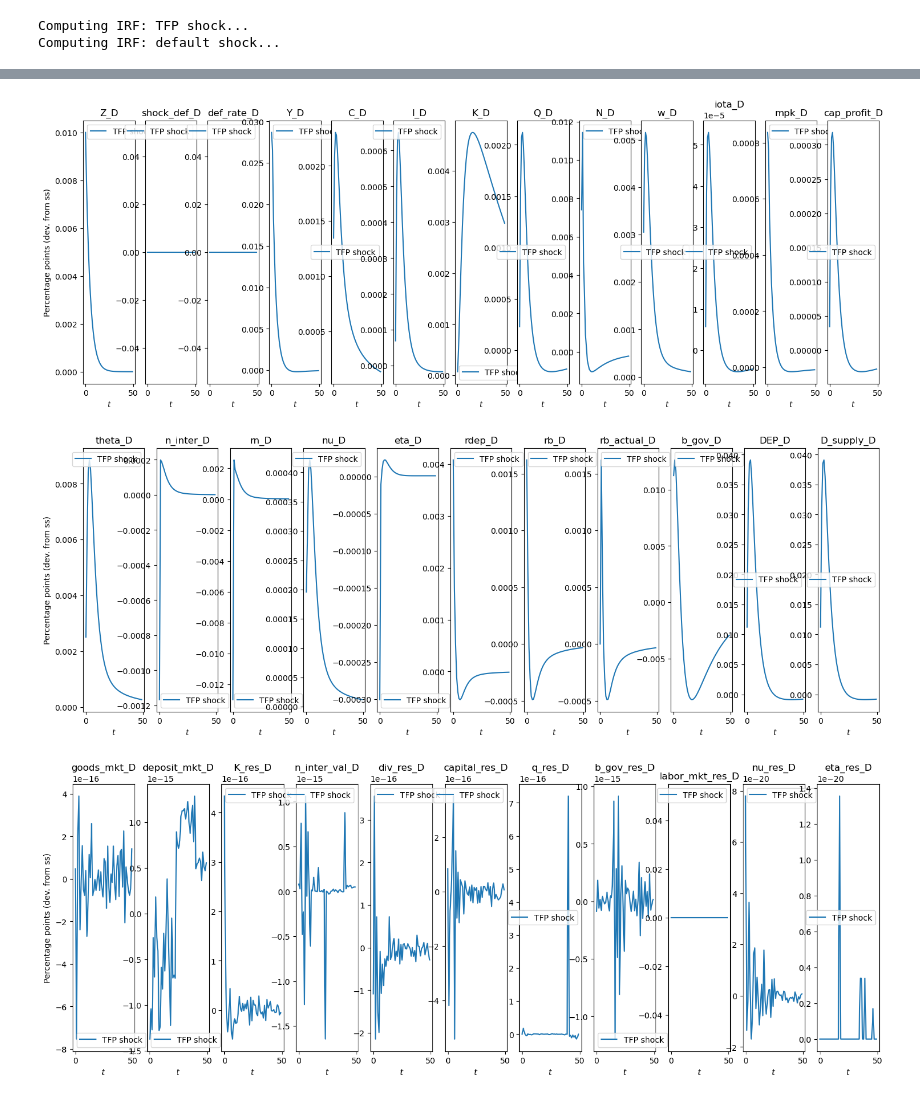
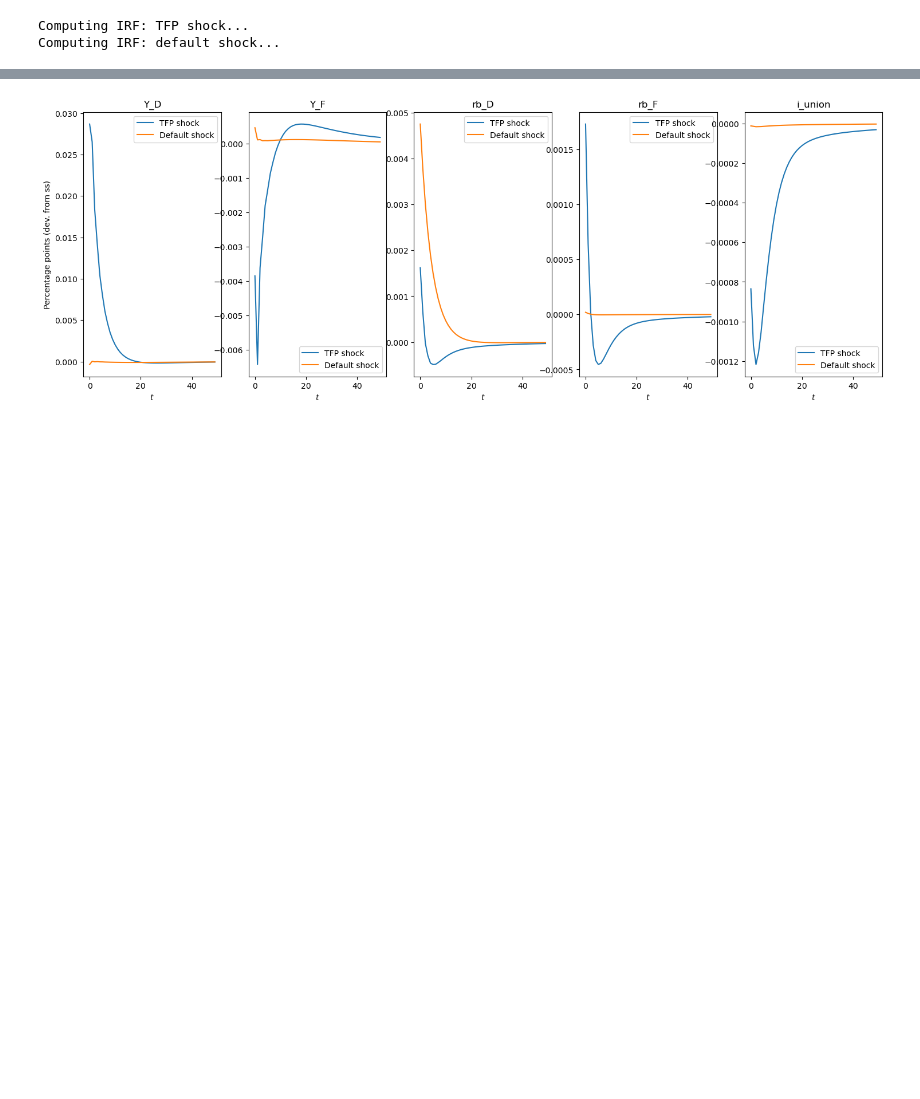
Before and after one commit to Daniel-Jensen/Quantitative_Model, a Jupyter notebook: model_v11.ipynb, the cells around one changed output, grey strips where cells are left out. Drawn from its saved outputs; the diff is of its cells as text; code cells hidden in the pictures; blank space fills up the shorter version.

Commit message:
improved some graphs at the end

```diff
--- a/model_v11.ipynb
+++ b/model_v11.ipynb
@@ -537,30 +520,6 @@ show_irfs([irfs_def_D], important, ['Domestic default shock'])
 # %%
-def show_irfs(irfs_list, variables, labels=[" "], ylabel=r"Percentage points (dev. from ss)", T_plot=50, figsize=(18, 6)):
-    if len(irfs_list) != len(labels):
-        labels = [" "] * len(irfs_list)
-    n_var = len(variables)
-    fig, ax = plt.subplots(1, n_var, figsize=figsize, sharex=True)
-    zeros = np.zeros(T_plot)
-    for i in range(n_var):
-        for j, irf in enumerate(irfs_list):
-            try:
-                data = irf[variables[i]][:T_plot]
-            except KeyError:
-                data = zeros
-            ax[i].plot(data, label=labels[j])
-        ax[i].set_title(variables[i])
-        ax[i].set_xlabel(r"$t$")
-        if i == 0:
-            ax[i].set_ylabel(ylabel)
-        ax[i].legend()
-    plt.show()
-
-# ── Bond portfolio IRFs ───────────────────────────────────────────────────────
-# m_D: banker entry flow (SS-only block → shows as zeros; rn_D available instead)
-# b_D_D / b_F_F: from domestic_bond_clearing (residual holdings)
-# b_F_D / b_D_F: cross-border holdings (unknowns_tp → nonzero IRFs)
-portfolio_vars = ['rn_D', 'b_F_D', 'b_D_F', 'b_D_D', 'b_F_F', 'rb_D', 'rb_F']
-
-show_irfs([irfs_Z_D],   portfolio_vars, ['Domestic TFP shock'])
-show_irfs([irfs_def_D], portfolio_vars, ['Domestic default shock'])
+# ── Default Shock — Country D (Flight-to-Safety mechanism)
+show_irfs([irfs_Z_D,   irfs_def_D],
+          ['rb_D', 'b_D_F', 'b_D_D', 'n_inter_D', 'Y_D'],
+          ['TFP shock', 'Default shock'])
 # %% [output]
@@ -569,14 +527,7 @@ show_irfs([irfs_def_D], portfolio_vars, ['Domestic default shock'])
 # %%
-# ── Detailed (muted) ─────────────────────────────────────────────────────────
-show_irfs([irfs_Z_D], real, ['TFP shock'])
-show_irfs([irfs_Z_D], financial, ['TFP shock'])
-show_irfs([irfs_Z_D], residuals, ['TFP shock'])
-
-show_irfs([irfs_def_D], real, ['Default shock'])
-show_irfs([irfs_def_D], financial, ['Default shock'])
-show_irfs([irfs_def_D], gov, ['Default shock'])
-show_irfs([irfs_def_D], residuals, ['Default shock'])
+#Cross-country spillovers
+show_irfs([irfs_Z_D,   irfs_def_D],
+          ['Y_D', 'Y_F', 'rb_D', 'rb_F', 'i_union'],
+          ['TFP shock', 'Default shock'])
 # %% [output]
-[figure, old version]
+[figure, new version]
-[figure, removed]
-[figure, removed]
```
Also changed, not shown: parts of 5 cells of this notebook.
